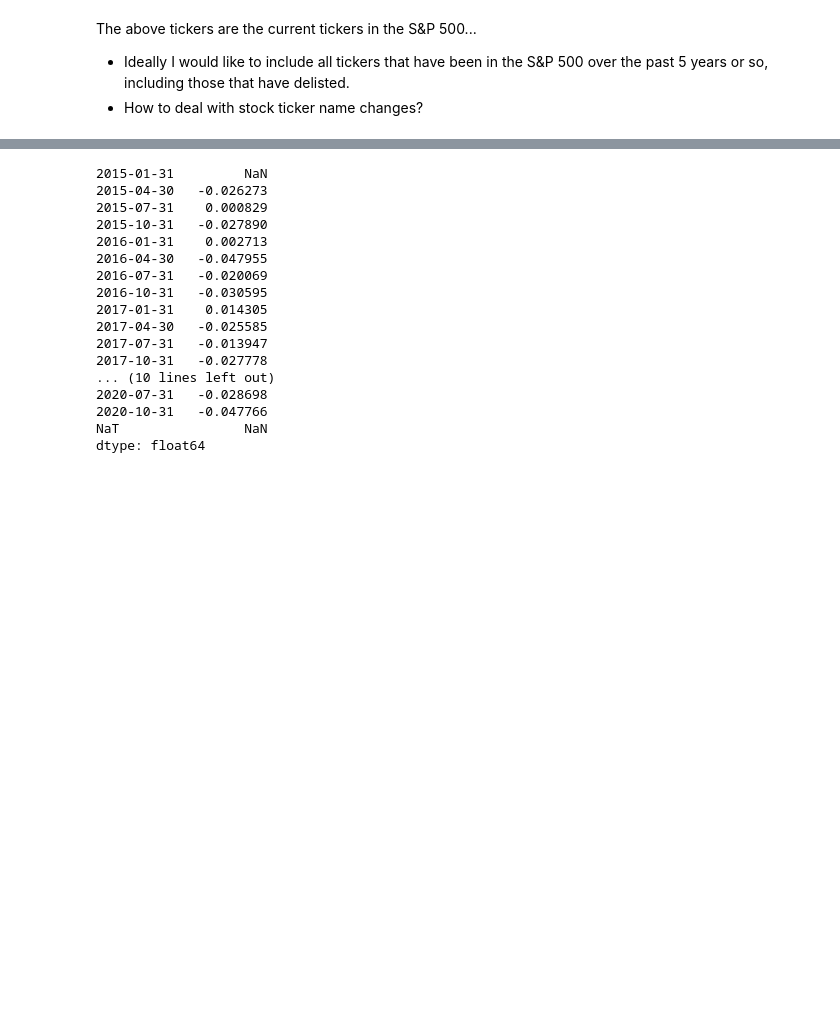
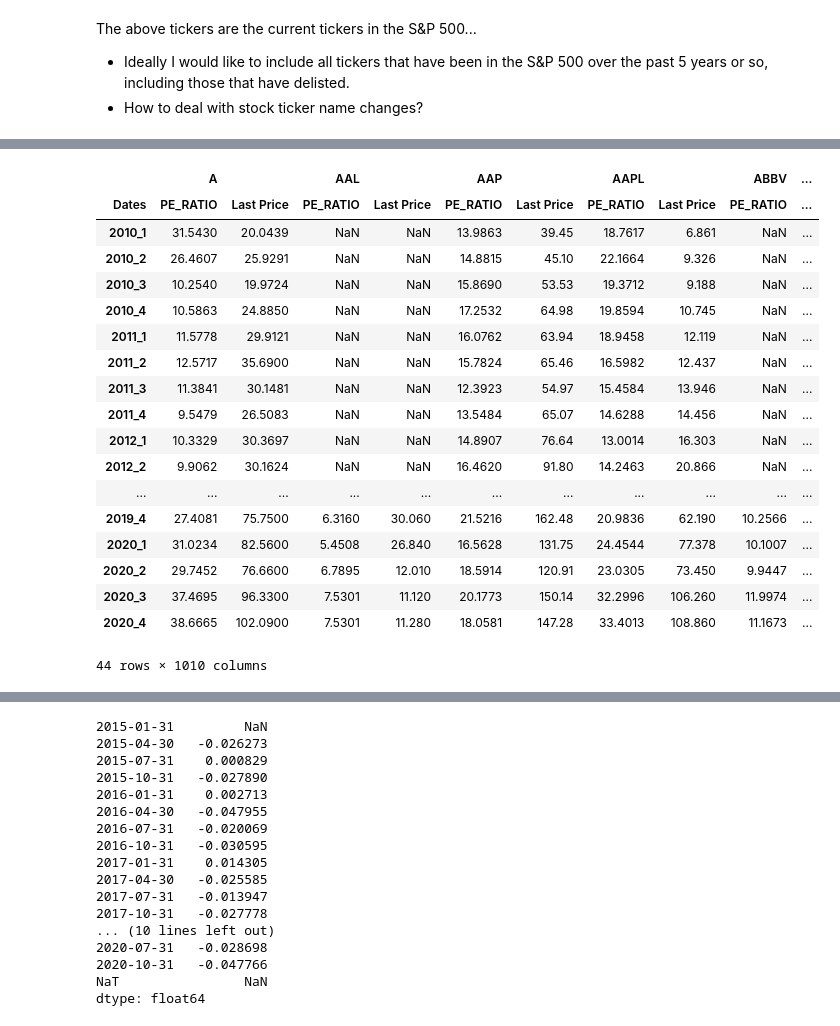
Before and after one commit to taigaschwarz/quant-trading-mf703, a Jupyter notebook: stock-selection.ipynb, the cells around one changed output, grey strips where cells are left out. Saved outputs shown, nothing was run; the diff lists cells and outputs as text; code cells hidden in the pictures; blank space fills up the shorter version.

```diff
--- a/stock-selection.ipynb
+++ b/stock-selection.ipynb
@@ -81,0 +82,22 @@ SP500_PE_ratio.head()
+# %%
+SP500_PE_ratio
+# %% [output]
+|  | A |  | AAL |  | AAP |  | AAPL |  | ABBV | ... |
+| Dates | PE_RATIO | Last Price | PE_RATIO | Last Price | PE_RATIO | Last Price | PE_RATIO | Last Price | PE_RATIO | ... |
+| 2010_1 | 31.5430 | 20.0439 | NaN | NaN | 13.9863 | 39.45 | 18.7617 | 6.861 | NaN | ... |
+| 2010_2 | 26.4607 | 25.9291 | NaN | NaN | 14.8815 | 45.10 | 22.1664 | 9.326 | NaN | ... |
+| 2010_3 | 10.2540 | 19.9724 | NaN | NaN | 15.8690 | 53.53 | 19.3712 | 9.188 | NaN | ... |
+| 2010_4 | 10.5863 | 24.8850 | NaN | NaN | 17.2532 | 64.98 | 19.8594 | 10.745 | NaN | ... |
+| 2011_1 | 11.5778 | 29.9121 | NaN | NaN | 16.0762 | 63.94 | 18.9458 | 12.119 | NaN | ... |
+| 2011_2 | 12.5717 | 35.6900 | NaN | NaN | 15.7824 | 65.46 | 16.5982 | 12.437 | NaN | ... |
+| 2011_3 | 11.3841 | 30.1481 | NaN | NaN | 12.3923 | 54.97 | 15.4584 | 13.946 | NaN | ... |
+| 2011_4 | 9.5479 | 26.5083 | NaN | NaN | 13.5484 | 65.07 | 14.6288 | 14.456 | NaN | ... |
+| 2012_1 | 10.3329 | 30.3697 | NaN | NaN | 14.8907 | 76.64 | 13.0014 | 16.303 | NaN | ... |
+| 2012_2 | 9.9062 | 30.1624 | NaN | NaN | 16.4620 | 91.80 | 14.2463 | 20.866 | NaN | ... |
+| ... | ... | ... | ... | ... | ... | ... | ... | ... | ... | ... |
+| 2019_4 | 27.4081 | 75.7500 | 6.3160 | 30.060 | 21.5216 | 162.48 | 20.9836 | 62.190 | 10.2566 | ... |
+| 2020_1 | 31.0234 | 82.5600 | 5.4508 | 26.840 | 16.5628 | 131.75 | 24.4544 | 77.378 | 10.1007 | ... |
+| 2020_2 | 29.7452 | 76.6600 | 6.7895 | 12.010 | 18.5914 | 120.91 | 23.0305 | 73.450 | 9.9447 | ... |
+| 2020_3 | 37.4695 | 96.3300 | 7.5301 | 11.120 | 20.1773 | 150.14 | 32.2996 | 106.260 | 11.9974 | ... |
+| 2020_4 | 38.6665 | 102.0900 | 7.5301 | 11.280 | 18.0581 | 147.28 | 33.4013 | 108.860 | 11.1673 | ... |
+44 rows × 1010 columns
```
Also changed, not shown: parts of 13 cells of this notebook, 2 other files.
